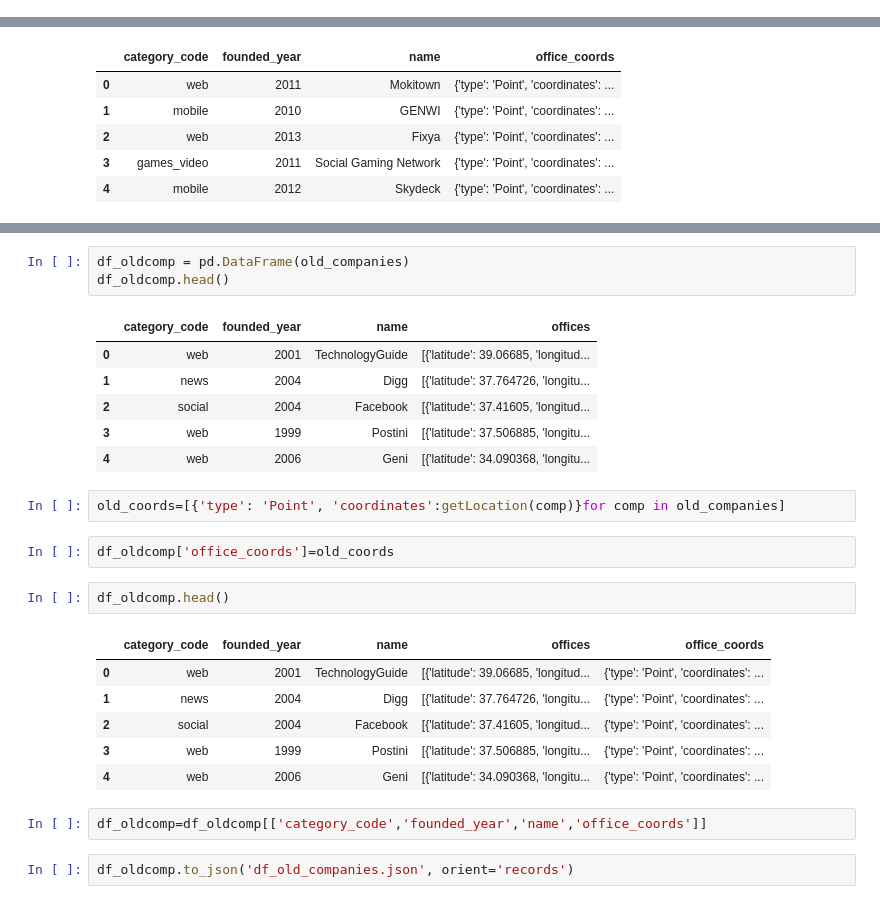
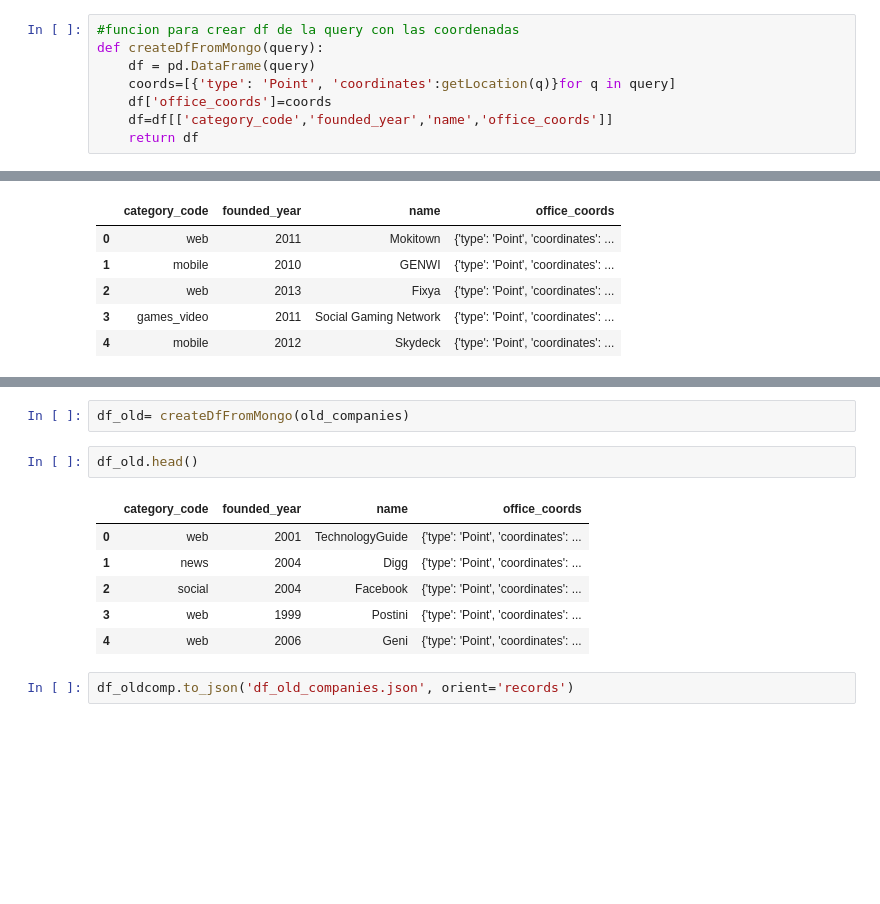
Before and after one commit to cprietosegura/project-mongo, a Jupyter notebook: pymongo-queries.ipynb, the cells around one changed output, grey strips where cells are left out. Saved outputs shown, nothing was run; the diff lists cells and outputs as text; blank space fills up the shorter version.

Commit message:
hechas funciones para crear defs de queries, aeropuertos

```diff
--- a/pymongo-project.ipynb
+++ b/pymongo-queries.ipynb
@@ -36 +47,9 @@ new_companies[0]
+# %%
+#funcion para crear df de la query con las coordenadas
+def createDfFromMongo(query):
+    df = pd.DataFrame(query)
+    coords=[{'type': 'Point', 'coordinates':getLocation(q)}for q in query]
+    df['office_coords']=coords
+    df=df[['category_code','founded_year','name','office_coords']]
+    return df
 # %%
@@ -108,28 +79,14 @@ len(old_companies)
-# %%
-df_oldcomp = pd.DataFrame(old_companies)
-df_oldcomp.head()
-# %% [output]
-|  | category_code | founded_year | name | offices |
-| 0 | web | 2001 | TechnologyGuide | [{'latitude': 39.06685, 'longitud... |
-| 1 | news | 2004 | Digg | [{'latitude': 37.764726, 'longitu... |
-| 2 | social | 2004 | Facebook | [{'latitude': 37.41605, 'longitud... |
-| 3 | web | 1999 | Postini | [{'latitude': 37.506885, 'longitu... |
-| 4 | web | 2006 | Geni | [{'latitude': 34.090368, 'longitu... |
-# %%
-old_coords=[{'type': 'Point', 'coordinates':getLocation(comp)}for comp in old_companies]
-# %%
-df_oldcomp['office_coords']=old_coords
+# %%
+df_old= createDfFromMongo(old_companies)
 # %%
-df_oldcomp.head()
+df_old.head()
 # %% [output]
-|  | category_code | founded_year | name | offices | office_coords |
-| 0 | web | 2001 | TechnologyGuide | [{'latitude': 39.06685, 'longitud... | {'type': 'Point', 'coordinates': ... |
-| 1 | news | 2004 | Digg | [{'latitude': 37.764726, 'longitu... | {'type': 'Point', 'coordinates': ... |
-| 2 | social | 2004 | Facebook | [{'latitude': 37.41605, 'longitud... | {'type': 'Point', 'coordinates': ... |
-| 3 | web | 1999 | Postini | [{'latitude': 37.506885, 'longitu... | {'type': 'Point', 'coordinates': ... |
-| 4 | web | 2006 | Geni | [{'latitude': 34.090368, 'longitu... | {'type': 'Point', 'coordinates': ... |
+|  | category_code | founded_year | name | office_coords |
+| 0 | web | 2001 | TechnologyGuide | {'type': 'Point', 'coordinates': ... |
+| 1 | news | 2004 | Digg | {'type': 'Point', 'coordinates': ... |
+| 2 | social | 2004 | Facebook | {'type': 'Point', 'coordinates': ... |
+| 3 | web | 1999 | Postini | {'type': 'Point', 'coordinates': ... |
+| 4 | web | 2006 | Geni | {'type': 'Point', 'coordinates': ... |
-# %%
-df_oldcomp=df_oldcomp[['category_code','founded_year','name','office_coords']]
 # %%
 df_oldcomp.to_json('df_old_companies.json', orient='records')
 # %%
```
Also changed, not shown: parts of 15 cells of this notebook, 2 other files.
